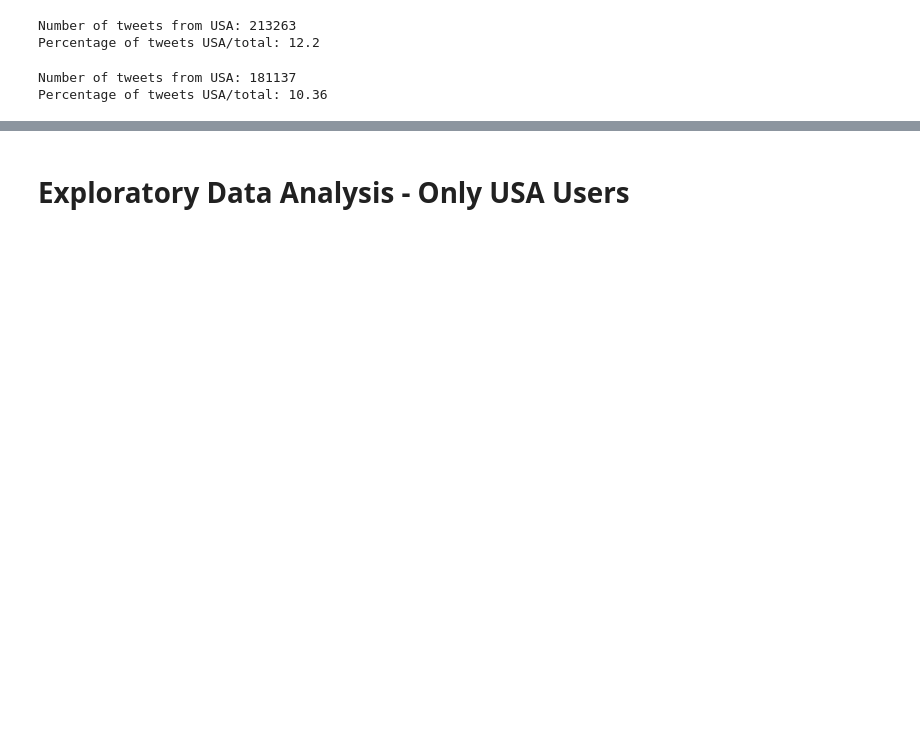
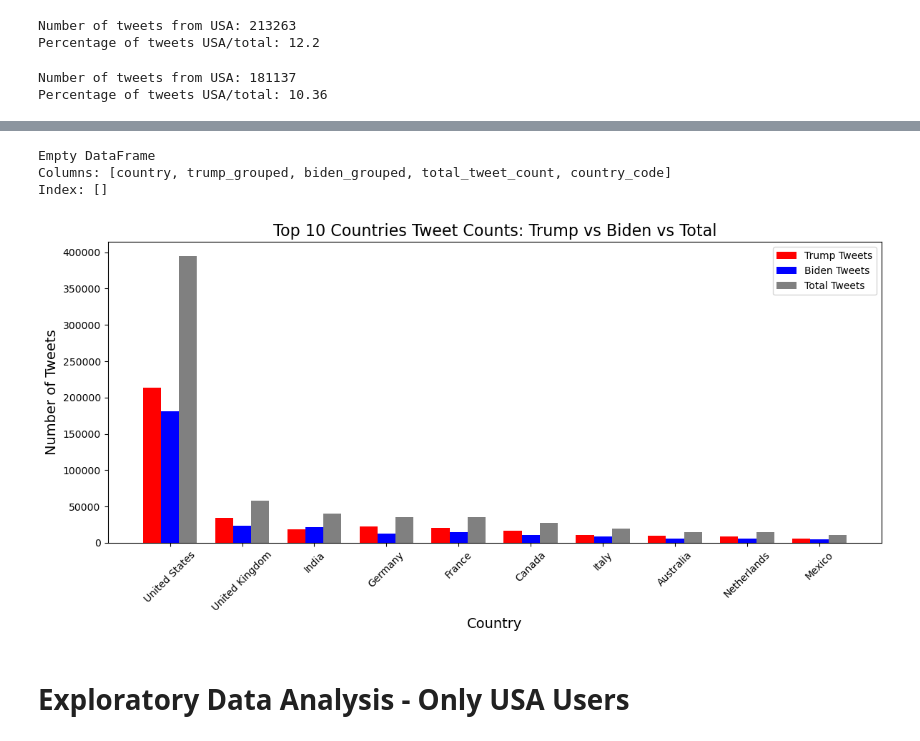
Before and after one commit to GulsahDurmaz/redi_fall2024_data_circle_twitter_project, a Jupyter notebook: Data_Circle_US_Election_2020_Tweets.ipynb, the cells around one changed output, grey strips where cells are left out. Saved outputs shown, nothing was run; the diff lists cells and outputs as text; code cells hidden in the pictures; blank space fills up the shorter version.

```diff
--- a/Data_Circle_US_Election_2020_Tweets.ipynb
+++ b/Data_Circle_US_Election_2020_Tweets.ipynb
@@ -355,7 +356,7 @@ array(['USA', nan, 'United Kingdom', 'Germany', 'Australia', 'Costa Rica',
 country_mapping2 = {
     'The Netherlands': 'Netherlands',
 }
-new_trump_df['country'] = new_trump_df['country'].replace(country_mapping2)
-new_biden_df['country'] = new_biden_df['country'].replace(country_mapping2)
-new_trump_df['country'].unique()
+trump_df['country'] = trump_df['country'].replace(country_mapping2)
+biden_df['country'] = biden_df['country'].replace(country_mapping2)
+trump_df['country'].unique()
 # %% [output]
@@ -398,0 +430,13 @@ Percentage of tweets USA/total: 10.36
+# %%
+# Function to get ISO Alpha-3 country code
+def get_country_code(country_name):
+    try:
+        # Use pycountry to get the country object
+        return pycountry.countries.lookup(country_name).alpha_3
+    except LookupError:
+        return None  # If the country name is not found, return None
+
+# Apply the function to the 'country' column to create a new 'country_code' column
+combined_df['country_code'] = combined_df['country'].apply(get_country_code)
+
+combined_df.head(10)
@@ -398,0 +472,59 @@ Percentage of tweets USA/total: 10.36
+# %%
+# Define a mapping for the missing country codes
+missing_country_codes = {
+    'Turkey': 'TUR',
+    'Russia': 'RUS',
+    'Jamaika': 'JAM',
+    'Palestinian Territory': 'PSE',
+    'Kosovo': 'XKX',  # Kosovo is often represented with 'XKX'
+    'The Bahamas': 'BHS',
+    'The Gambia': 'GMB',
+    'Congo-Brazzaville': 'COG',
+    'Vatican City': 'VAT',
+    'Falkland Islands': 'FLK',
+    'Democratic Republic of the Congo': 'COD',
+    'Cape Verde': 'CPV',
+    'East Timor': 'TLS'
+}
+
+# Fill in the missing country codes
+combined_df['country_code'] = combined_df.apply(
+    lambda row: missing_country_codes.get(row['country'], row['country_code']),
+    axis=1
+)
+# %% [output]
+Empty DataFrame
+Columns: [country, trump_grouped, biden_grouped, total_tweet_count, country_code]
+Index: []
+# %%
+# Get the top 10 countries based on total tweet counts
+top_countries = combined_df.head(10)
+
+# Set the position of bars on the x-axis
+bar_width = 0.25
+x = range(len(top_countries))
+
+# Create the bar chart
+plt.figure(figsize=(12, 6))
+
+# Plot Trump tweets
+plt.bar(x, top_countries['trump_grouped'], width=bar_width, label='Trump Tweets', color='red', align='center')
+
+# Plot Biden tweets
+plt.bar([p + bar_width for p in x], top_countries['biden_grouped'], width=bar_width, label='Biden Tweets', color='blue', align='center')
+
+# Plot Total tweets
+plt.bar([p + bar_width*2 for p in x], top_countries['total_tweet_count'], width=bar_width, label='Total Tweets', color='gray', align='center')
+
+# Adding labels and title
+plt.xlabel('Country', fontsize=14)
+plt.ylabel('Number of Tweets', fontsize=14)
+plt.title('Top 10 Countries Tweet Counts: Trump vs Biden vs Total', fontsize=16)
+plt.xticks([p + bar_width for p in x], top_countries['country'], rotation=45)
+plt.legend()
+
+# Show the plot
+plt.tight_layout()
+plt.show()
+# %% [output]
+[figure, added]
```
Also changed, not shown: parts of 26 cells of this notebook, 2 other files.
